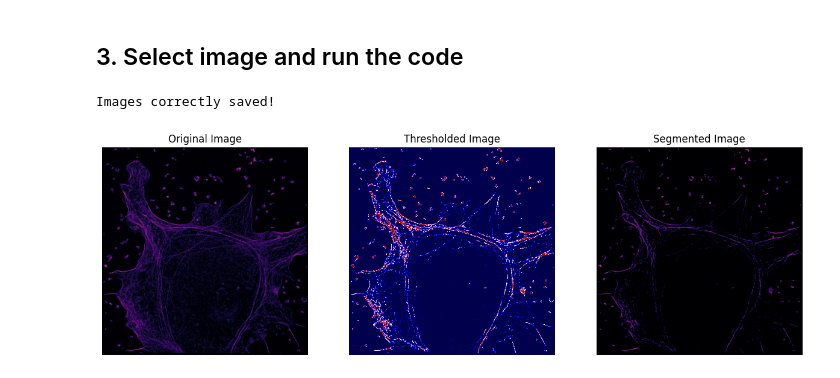
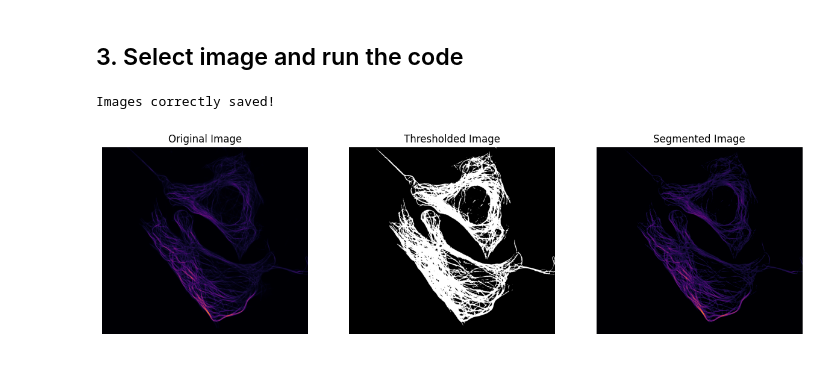
Before and after one commit to IvanHCenalmor/DL4MicEverywhere_Example, a Jupyter notebook: MyCoolNotebook.ipynb, the cells around one changed output. Saved outputs shown, nothing was run; the diff lists cells and outputs as text; code cells hidden in the pictures.

```diff
--- a/MyCoolNotebook.ipynb
+++ b/MyCoolNotebook.ipynb
@@ -65,19 +67,19 @@ drive.mount('/content/gdrive')
 ## 3. Select image and run the code
 # %%
 #@markdown ###Path to the image:
-Image_path = "" #@param {type:"string"}
+Image_path = "/content/microtubules-u2os.tif" #@param {type:"string"}
 # Check that the base_path is on the path and otherwise add it
 Image_path = check_base_path(base_path, Image_path)
 
 #@markdown ###Threshold:
-Threshold = 0.2 #@param {type:"slider", min:0.0, max:1.0, step:0.01}
+Threshold_percentage = 0.05 #@param {type:"slider", min:0.0, max:1.0, step:0.01}
 
 #@markdown ###Values lower than the threshold:
-Lower_values = False # @param {type:"boolean"}
+Lower_values = True # @param {type:"boolean"}
 
 #@markdown ###Saving path:
 #@markdown Folder to store the mask and segmented images.
-Saving_path = "" #@param {type:"string"}
+Saving_path = "/content/microtubules-u2os_bin.tif" #@param {type:"string"}
 # Check that the base_path is on the path and otherwise add it
 Saving_path = check_base_path(base_path, Saving_path)
 
@@ -95,34 +97,34 @@ if Image_path != old_image_path:
 norm_im = normalize(im)
 
 # Threshold the image
-thresholded_img = threshold(norm_im, threshold=Threshold, lower_values=Lower_values)
+thresholded_img = threshold(norm_im, threshold=Threshold_percentage, lower_values=Lower_values)
 
 # Segmented image
 segmented_img = filter(img=im, mask=thresholded_img)
 
 # Save the results
 imageio.imwrite(os.path.join(Saving_path, 'mask.tif'), thresholded_img)
 imageio.imwrite(os.path.join(Saving_path, 'segmented.tif'), segmented_img)
 print("Images correctly saved!\n")
 
 #####
 
 # Plot the images
 fig, ax = plt.subplots(1,3,figsize=(15, 10))
 
 ax[0].imshow(im, 'inferno')
 ax[0].set_axis_off()
 ax[0].set_title('Original Image')
 
-ax[1].imshow(thresholded_img,'seismic')
+ax[1].imshow(thresholded_img,'gray')
 ax[1].set_axis_off()
 ax[1].set_title('Thresholded Image')
 
 ax[2].imshow(segmented_img, 'inferno')
 ax[2].set_axis_off()
 ax[2].set_title('Segmented Image')
 
 plt.show();
 # %% [output]
 Images correctly saved!
-[figure, old version]
+[figure, new version]
```
Also changed, not shown: parts of 1 cell of this notebook, 2 other files.
